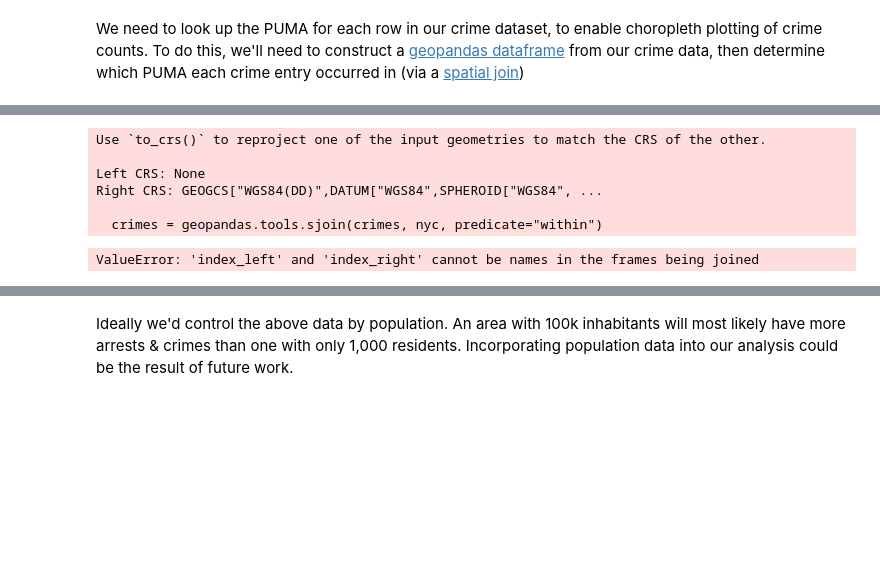
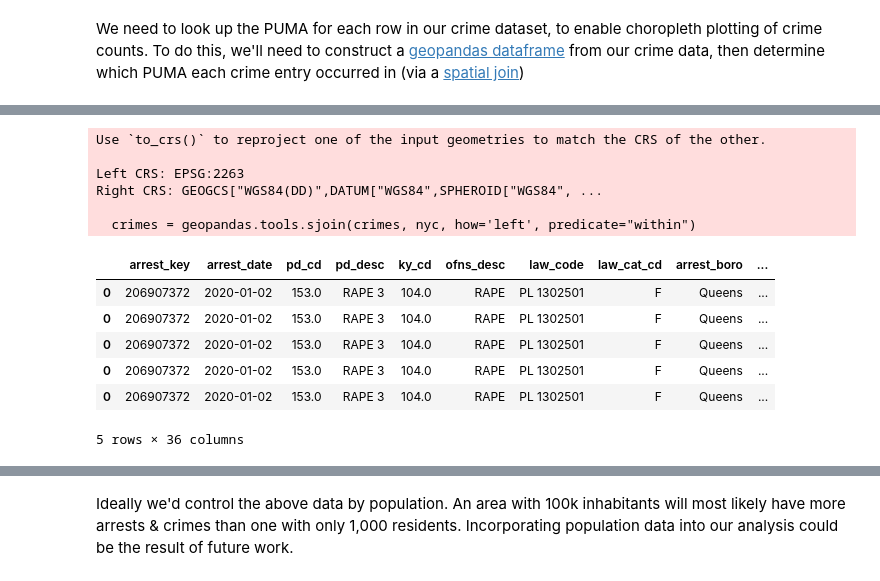
Before and after one commit to andrewbowen19/advancedProgrammingData602, a Jupyter notebook: src/project/final-project.ipynb, the cells around one changed output, grey strips where cells are left out. Saved outputs shown, nothing was run; the diff lists cells and outputs as text; code cells hidden in the pictures; blank space fills up the shorter version.

```diff
--- a/src/project/final-project.ipynb
+++ b/src/project/final-project.ipynb
@@ -245,14 +259,20 @@ crimes.head()
 # %%
 # Looking up the municipal area where each crime entry occurred
-crimes = geopandas.tools.sjoin(crimes, nyc, predicate="within")
+crimes = geopandas.tools.sjoin(crimes, nyc, how='left', predicate="within")
 crimes.head()
 # %% [output]
 Use `to_crs()` to reproject one of the input geometries to match the CRS of the other.
 
-Left CRS: None
+Left CRS: EPSG:2263
 Right CRS: GEOGCS["WGS84(DD)",DATUM["WGS84",SPHEROID["WGS84", ...
 
-  crimes = geopandas.tools.sjoin(crimes, nyc, predicate="within")
+  crimes = geopandas.tools.sjoin(crimes, nyc, how='left', predicate="within")
+|  | arrest_key | arrest_date | pd_cd | pd_desc | ky_cd | ofns_desc | law_code | law_cat_cd | arrest_boro | ... |
+| 0 | 206907372 | 2020-01-02 | 153.0 | RAPE 3 | 104.0 | RAPE | PL 1302501 | F | Queens | ... |
+| 0 | 206907372 | 2020-01-02 | 153.0 | RAPE 3 | 104.0 | RAPE | PL 1302501 | F | Queens | ... |
+| 0 | 206907372 | 2020-01-02 | 153.0 | RAPE 3 | 104.0 | RAPE | PL 1302501 | F | Queens | ... |
+| 0 | 206907372 | 2020-01-02 | 153.0 | RAPE 3 | 104.0 | RAPE | PL 1302501 | F | Queens | ... |
+| 0 | 206907372 | 2020-01-02 | 153.0 | RAPE 3 | 104.0 | RAPE | PL 1302501 | F | Queens | ... |
-ValueError: 'index_left' and 'index_right' cannot be names in the frames being joined
+5 rows × 36 columns
 # %%
 # Aggregating our crime data on the PUMA level -- interested in counts primarily
```
Also changed, not shown: parts of 17 cells of this notebook, 1 other file.
